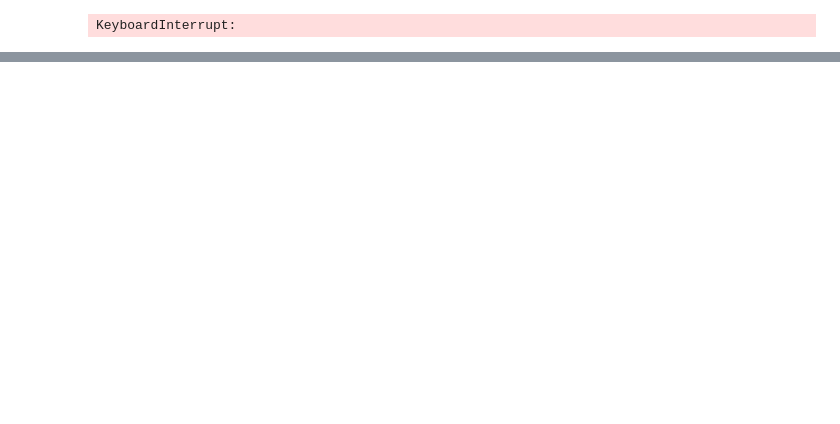
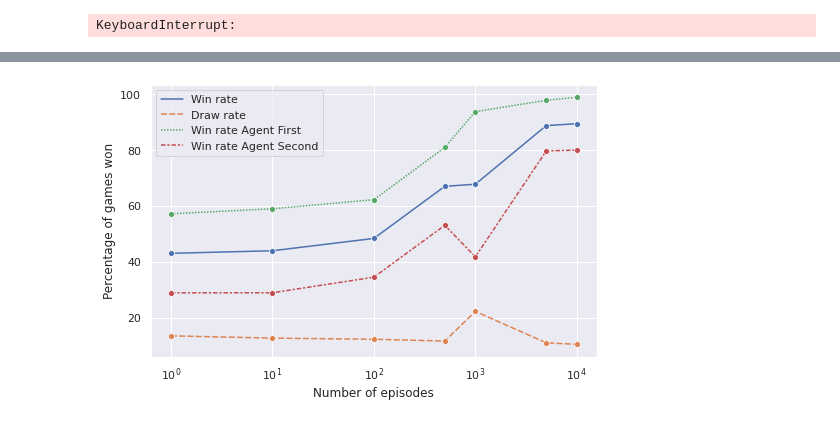
Before and after one commit to gael-vanderlee/CrossDimNoughts, a Jupyter notebook: RL_project.ipynb, the cells around one changed output, grey strips where cells are left out. Saved outputs shown, nothing was run; the diff lists cells and outputs as text; code cells hidden in the pictures; blank space fills up the shorter version.

Commit message:
Better visualisation

```diff
--- a/RL_project.ipynb
+++ b/RL_project.ipynb
@@ -23,13 +21,0 @@ Agent won 210 times, lost 589 times and did 201 even games
-# %%
-# Evaluates agents performances based on board size
-board_sizes = [2, 3, 4, 5, 6, 10]
-results = dict()
-for board_size in board_sizes:
-    print(f"Testing board of size {board_size}x{board_size}")
-    agent = Agent(size=board_size)
-    random_agent = Agent(size=board_size, policy=advanced_random_policy)
-    game = Game(agent, random_agent, n_dim=2, size=board_size)
-    sarsa(game, agent, random_policy, alpha=0.8, alpha_factor=0.9999, gamma=0.9, epsilon=1.0, epsilon_factor=0.9998, \
-          r_win=5.0, r_lose=0.0, r_even=1.0, r_even2=1.5, num_episodes=10000)
-    results[agent.q_array.shape[0]] = game.simulate_games(1000)
-    print(f" current results are {results}")
@@ -47,2 +22,17 @@ plt.show()
 # %%
 game.play_a_game()
+# %%
+# Evaluates agents performances based on number of episodes
+episodes = [1, 10, 100, 500, 1000, 5000, 10000]
+results_episodes = dict()
+for eps in episodes:
+    print(f"Testing with {eps} episodes")
+    agent = Agent(size=3)
+    random_agent = Agent(size=3, policy=random_policy)
+    game = Game(agent, random_agent, n_dim=2, size=3)
+    sarsa(game, agent, random_policy, alpha=0.45, alpha_factor=0.9995, gamma=0.7, epsilon=1.0, epsilon_factor=0.9997, \
+          r_win=11, r_lose=0.0, r_even=1.0, r_even2=1.25, num_episodes=eps)
+    results_episodes[eps] = game.simulate_games(10000)
+    print(f"Current results are {results_episodes}")
+results_episodes = pd.DataFrame(results_episodes).T
+results_episodes.columns = ["win_agent_first", "lose_agent_first", "even_agent_first", "win_agent_second", "lose_agent_second", "even_agent_second"]
@@ -48,0 +54,19 @@ game.play_a_game()
+# %%
+sns.set_theme()
+sns.set(rc={'figure.figsize':(8,5)})
+results_episodes["total_games"] = results_episodes["win_agent_first"] + results_episodes["win_agent_second"] + \
+                                  results_episodes["lose_agent_first"] + results_episodes["lose_agent_second"] + \
+                                  results_episodes["even_agent_first"] + results_episodes["even_agent_second"]
+results_episodes["Win rate"] = ((results_episodes["win_agent_first"] + results_episodes["win_agent_second"]) / results_episodes["total_games"]) * 100
+results_episodes["Draw rate"] = ((results_episodes["even_agent_first"] + results_episodes["even_agent_second"]) / results_episodes["total_games"]) * 100
+results_episodes["Win rate Agent First"] = ((results_episodes["win_agent_first"]) / (results_episodes["win_agent_first"] + results_episodes["lose_agent_first"] + results_episodes["even_agent_first"])) * 100
+results_episodes["Win rate Agent Second"] = ((results_episodes["win_agent_second"]) / (results_episodes["win_agent_second"] + results_episodes["lose_agent_second"] + results_episodes["even_agent_second"])) * 100
+
+ax = sns.lineplot(data=results_episodes[["Win rate", "Draw rate", "Win rate Agent First", "Win rate Agent Second"]], marker="o")
+ax.set(xlabel='Number of episodes', ylabel='Percentage of games won')
+ax.set(xscale="log")
+ax.legend(loc='upper left')
+plt.savefig("Perf_vs_Episodes.png")
+plt.show()
+# %% [output]
+[figure, added]
```
Also changed, not shown: parts of 7 cells of this notebook, 4 other files.
